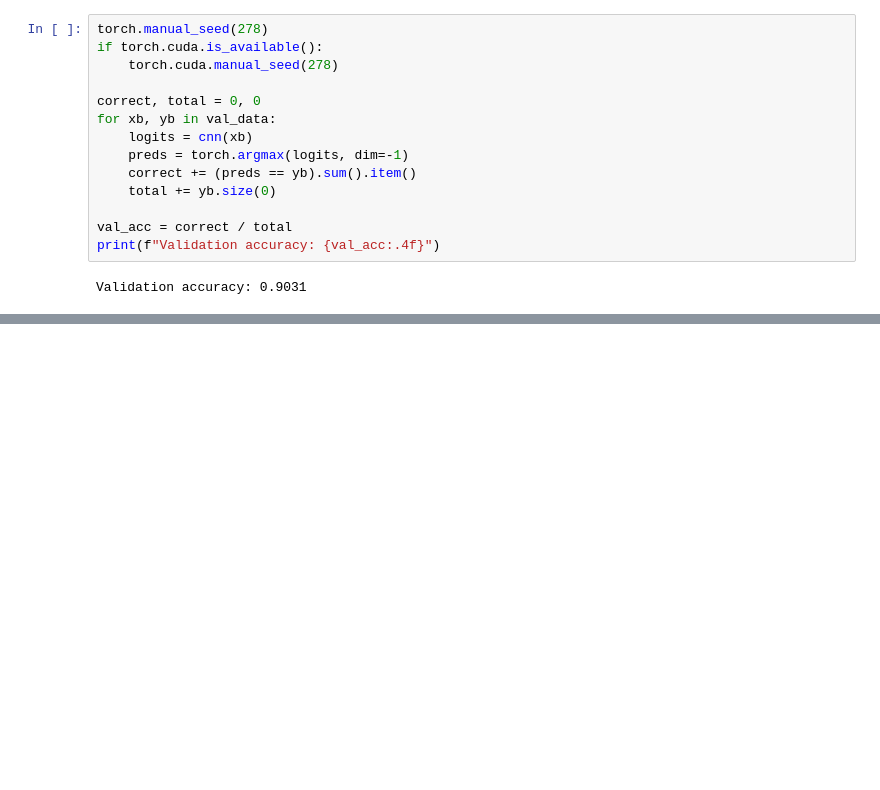
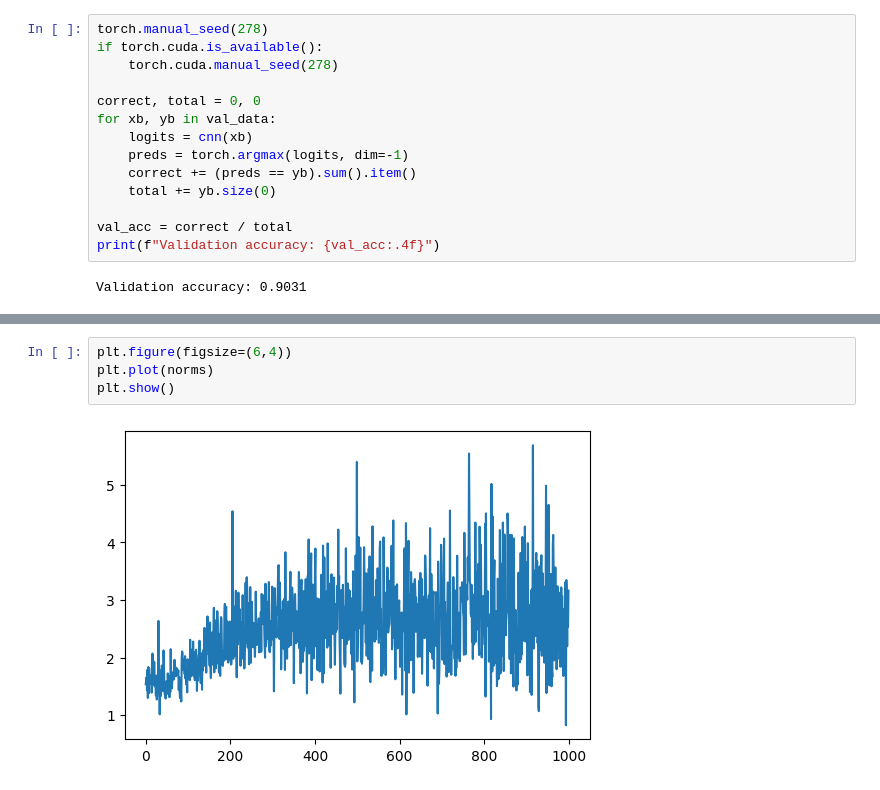
Before and after one commit to samitha278/miniVGG, a Jupyter notebook: build2_vgg.ipynb, the cells around one changed output, grey strips where cells are left out. Saved outputs shown, nothing was run; the diff lists cells and outputs as text; blank space fills up the shorter version.

```diff
--- a/build2_vgg.ipynb
+++ b/build2_vgg.ipynb
@@ -401,0 +512,6 @@ Validation accuracy: 0.9031
+# %%
+plt.figure(figsize=(6,4))
+plt.plot(norms)
+plt.show()
+# %% [output]
+[figure, added]
```
Also changed, not shown: parts of 7 cells of this notebook.
